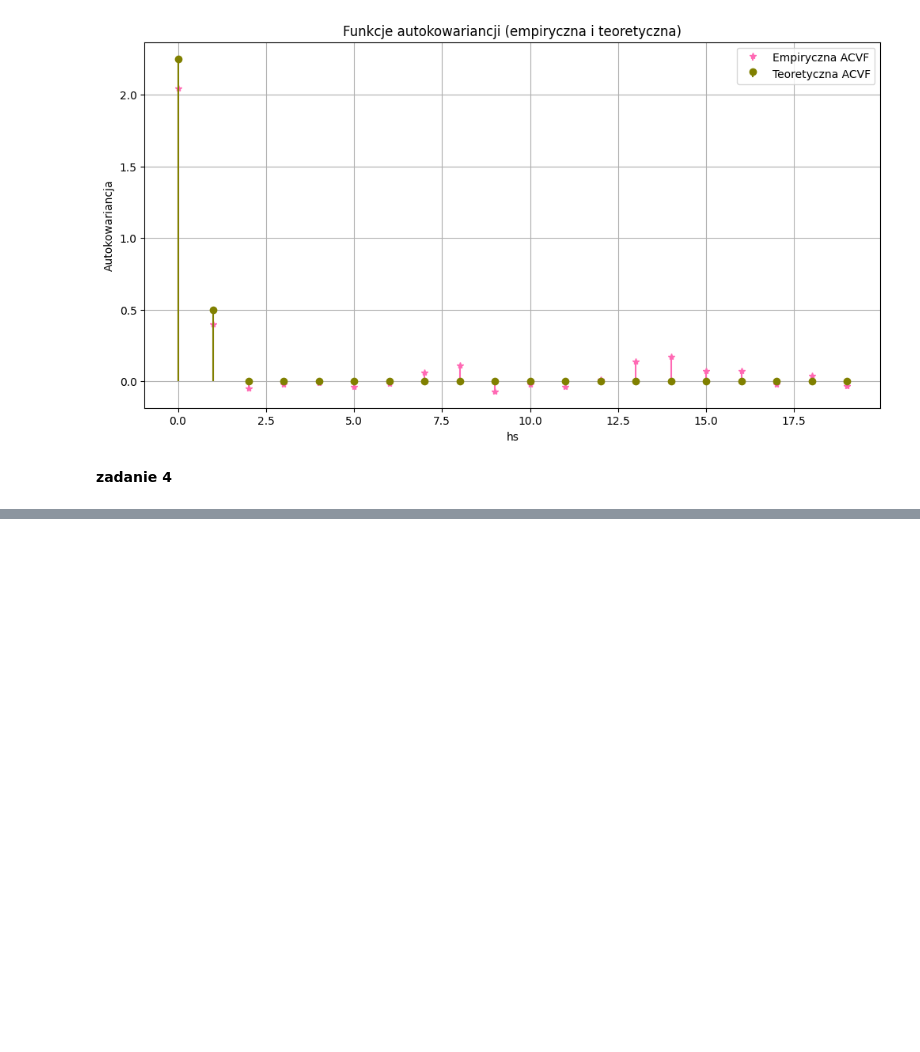
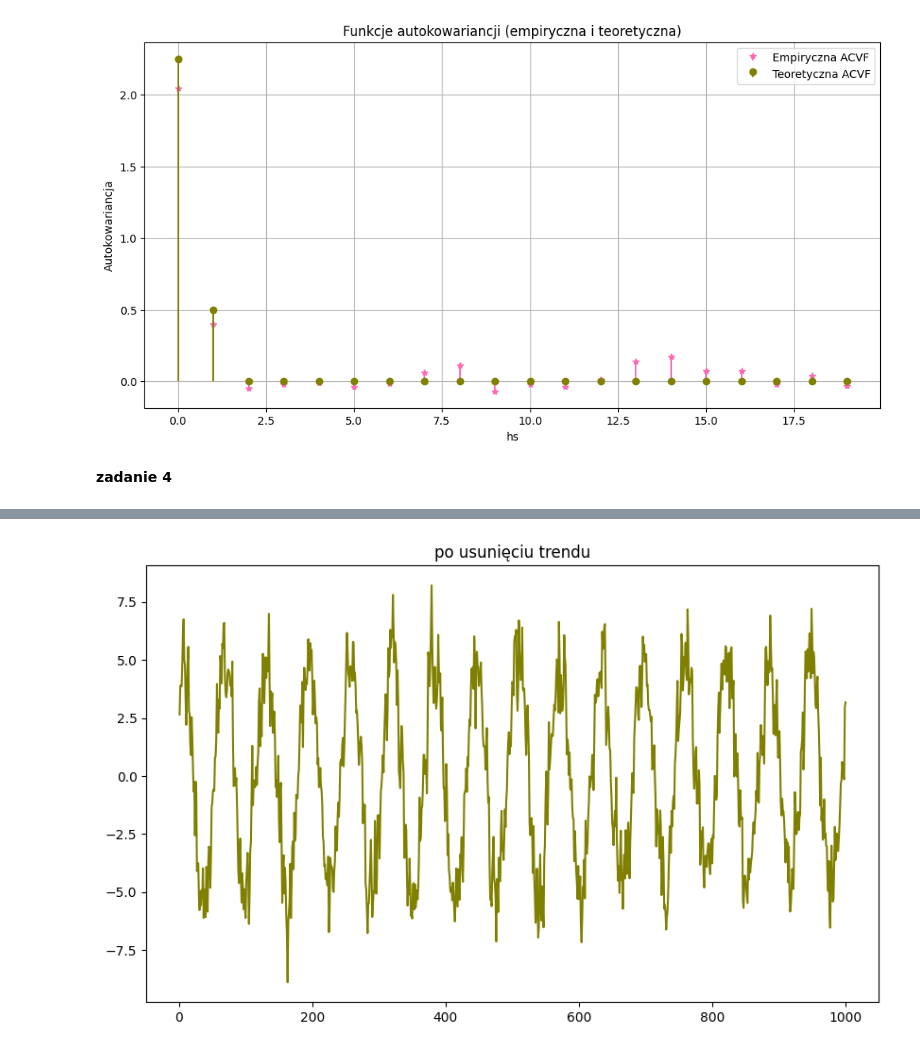
Before and after one commit to 13928861/komputerowa_analiza, a Jupyter notebook: lista 5.ipynb, the cells around one changed output, grey strips where cells are left out. Saved outputs shown, nothing was run; the diff lists cells and outputs as text; code cells hidden in the pictures; blank space fills up the shorter version.

```diff
--- a/lista 5.ipynb
+++ b/lista 5.ipynb
@@ -103,0 +157,9 @@ def s(t):
+# %%
+X_gwiazdka = X - m_hat
+
+plt.figure(figsize=(10,6))
+plt.plot(t, X_gwiazdka, color="olive")
+plt.title("po usunięciu trendu")
+plt.show()
+# %% [output]
+[figure, added]
```
Also changed, not shown: parts of 8 cells of this notebook.
